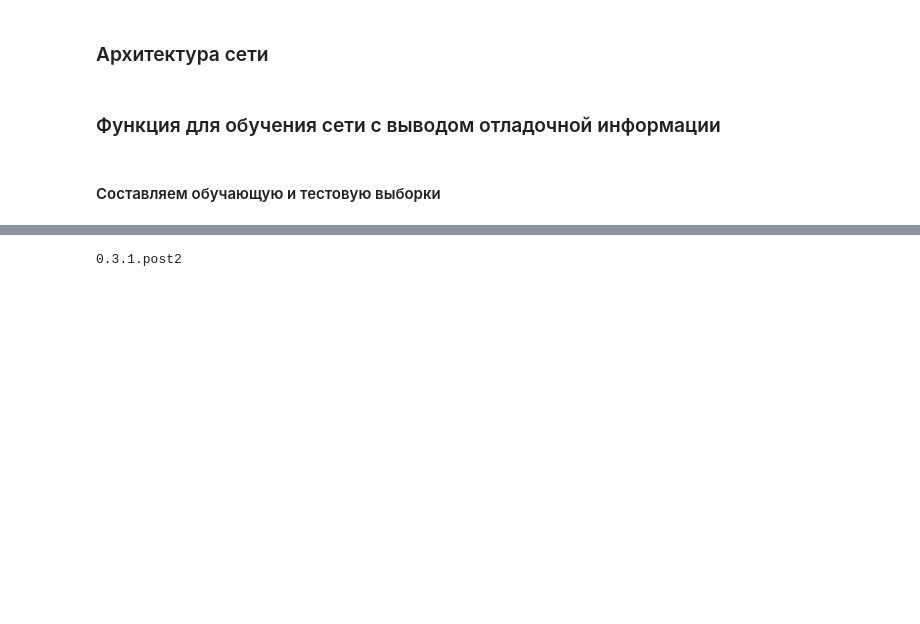
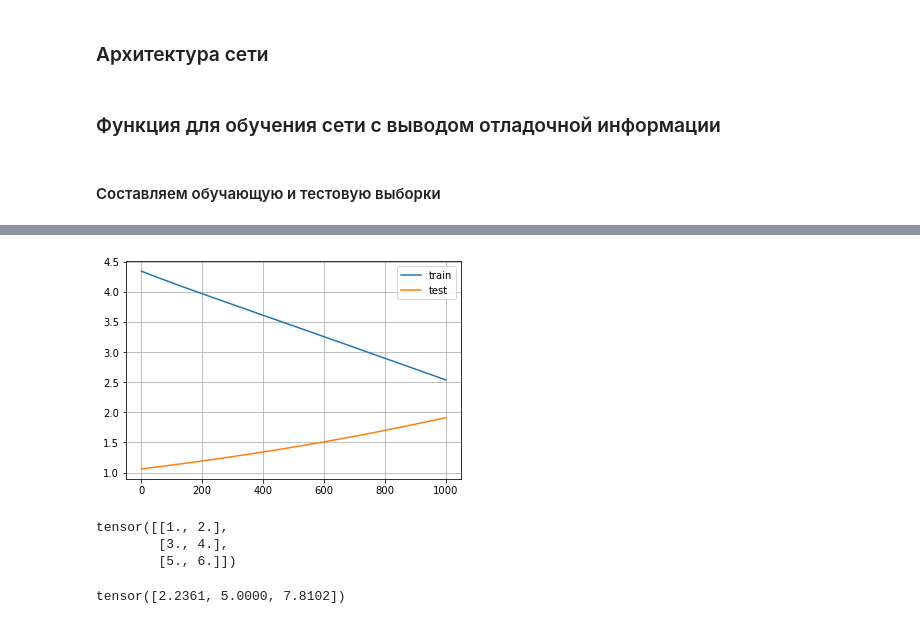
Before and after one commit to chikitkin/kappa-nn-new, a Jupyter notebook: train-nn/train-nn.ipynb, the cells around one changed output, grey strips where cells are left out. Saved outputs shown, nothing was run; the diff lists cells and outputs as text; code cells hidden in the pictures; blank space fills up the shorter version.

Commit message:
Add training of a simple NN

```diff
--- a/train-nn/train-nn.ipynb
+++ b/train-nn/train-nn.ipynb
@@ -511,7 +561,14 @@ class MyNet1(nn.Module):
 # %% [markdown]
 ### Функция для обучения сети с выводом отладочной информации
 # %%
-def my_train(model, num_epochs, x_train, y_train, x_test, y_test, lr = 1e-4):
+def my_loss_fun1(y1, y2):
+    loss = torch.norm(y1 - y2, dim = 1)**2 / y1.shape[1]
+
+    return torch.mean(loss)
+
+def my_train(model, num_epochs, x_train, y_train, x_test,
+             y_test, lr = 1e-4, print_freq = 100):
+#     loss_fun = my_loss_fun1
     loss_fun = nn.MSELoss()
     train_loss_list = np.zeros(num_epochs)
     test_loss_list  = np.zeros(num_epochs)
@@ -535,12 +592,13 @@ def my_train(model, num_epochs, x_train, y_train, x_test, y_test, lr = 1e-4):
         y_pred = model(x_test)
         loss = loss_fun(y_pred, y_test)
         test_loss_list[epoch] = loss
-
-        print('train loss: {0:5.2e}, test loss: {1:5.2e}'.format(
-            train_loss_list[epoch],
-            test_loss_list[epoch]
-        ))
-        return train_loss_list, test_loss_list
+        if (epoch % print_freq == 0):
+            print('epoch: {2:d}, train loss: {0:5.2e}, test loss: {1:5.2e}'.format(
+                train_loss_list[epoch],
+                test_loss_list[epoch],
+                epoch
+            ))
+    return train_loss_list, test_loss_list
 # %% [markdown]
 #### Составляем обучающую и тестовую выборки
 # %%
@@ -582,8 +642,8 @@ torch.Size([1500, 6]) torch.Size([1500, 124])
+# %%
+my_model = MyNet1(n_of_layers = 5, width_of_layers=124).double()
 # %%
-my_model = MyNet1()
-
 train_loss, test_loss = my_train(
-    my_model, num_epochs=1, x_train = x_train, y_train = y_train,
-    x_test = x_test, y_test = y_test
+    my_model, num_epochs=1001, x_train = x_train, y_train = y_train,
+    x_test = x_test, y_test = y_test, lr = 1e-5
 )
 # %% [output]
@@ -591,4 +661,18 @@ RuntimeError: addmm(): argument 'mat1' (position 1) must be Variable, not torch.
-# %%
-print(torch.__version__)
-# %% [output]
-0.3.1.post2
+# %%
+plt.plot(train_loss, label = 'train')
+plt.plot(test_loss, label = 'test')
+plt.legend()
+plt.grid(True)
+# %% [output]
+[figure, added]
+# %%
+a = torch.FloatTensor([[1,2], [3,4], [5,6]])
+a
+# %% [output]
+tensor([[1., 2.],
+        [3., 4.],
+        [5., 6.]])
+# %%
+torch.norm(a, dim = 1)
+# %% [output]
+tensor([2.2361, 5.0000, 7.8102])
```
Also changed, not shown: parts of 19 cells of this notebook, 1 other file.
